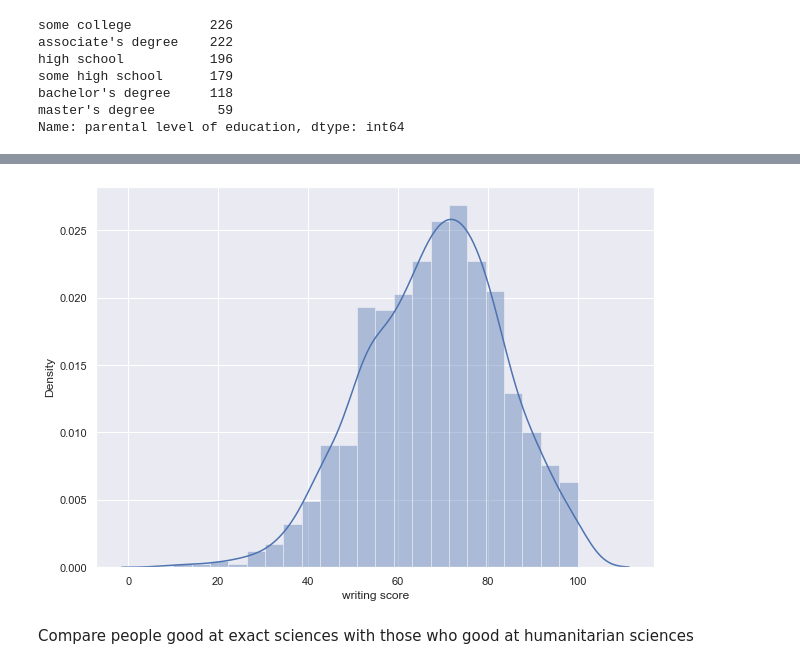
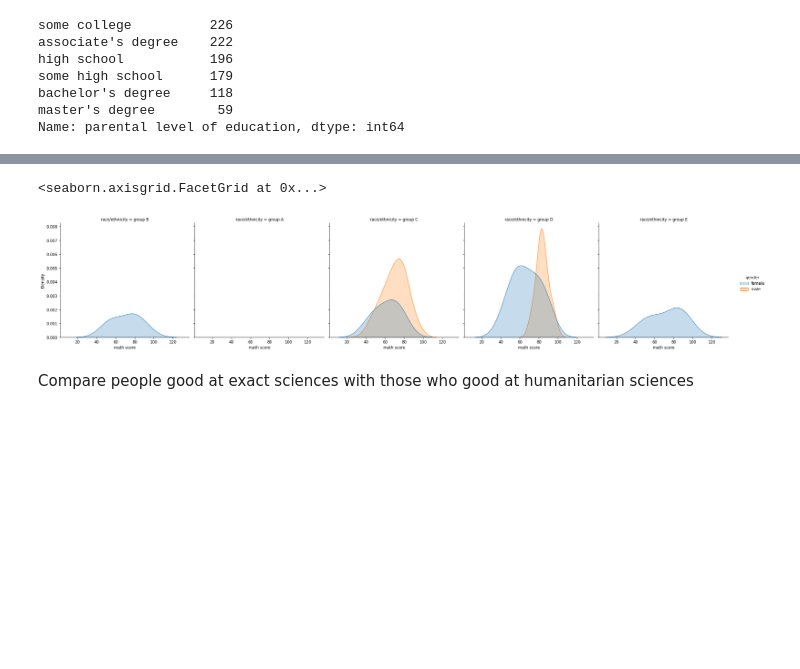
Before and after one commit to wisnuariay21/StudentPerformance-EDA_Python, a Jupyter notebook: StudentPerformance.ipynb, the cells around one changed output, grey strips where cells are left out. Drawn from its saved outputs; the diff is of its cells as text; code cells hidden in the pictures; blank space fills up the shorter version.

```diff
--- a/StudentPerformance.ipynb
+++ b/StudentPerformance.ipynb
@@ -105,8 +102,15 @@ sns.set(rc={'figure.figsize':(10,7)})
-# %%
-read = sns.distplot(df['writing score'])
-sns.set(rc={'figure.figsize':(10,7)})
-# %% [output]
-[figure, removed]
+# %%
+sns.displot(
+    data=df_master,
+    x='math score',
+    hue='gender',
+    kind='kde',
+    fill=True,
+    col='race/ethnicity'
+)
+# %% [output]
+<seaborn.axisgrid.FacetGrid at 0x...>
+[figure, added]
 # %% [markdown]
 Compare people good at exact sciences with those who good at humanitarian sciences
 # %%
```
Also changed, not shown: parts of 10 cells of this notebook.
